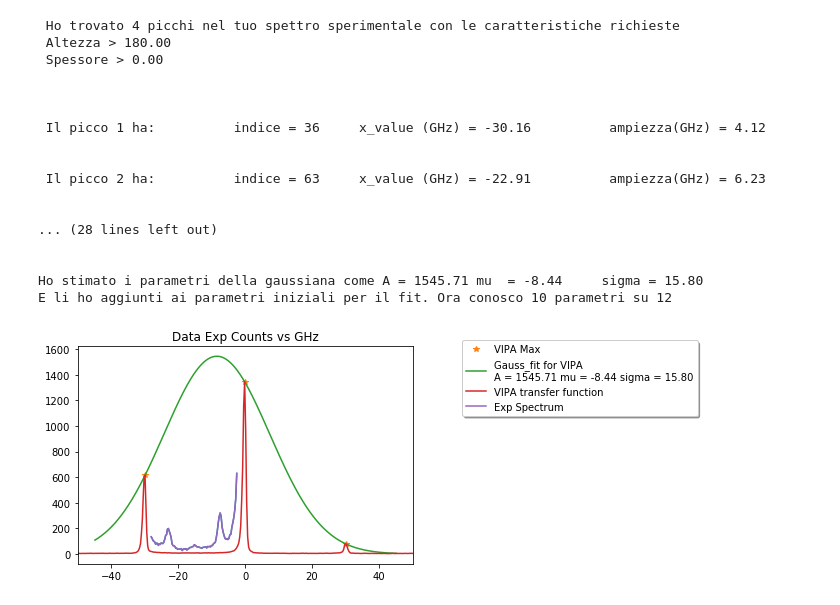
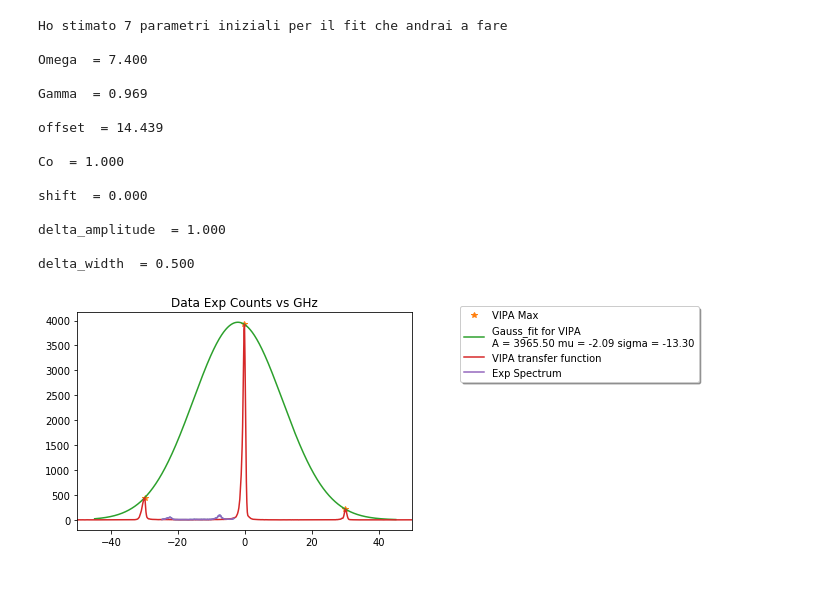
Before and after one commit to flautodipan/Python_Libraries, a Jupyter notebook: Experimentum_III.ipynb, the cells around one changed output. Drawn from its saved outputs; the diff is of its cells as text; code cells hidden in the pictures.

```diff
--- a/Experimentum_III.ipynb
+++ b/Experimentum_III.ipynb
@@ -16,12 +15,12 @@ import  time
 # %%
 #1 ) Acquisizione Spettro e VIPA
 
-y   =   loadmat('../2611_trento_K27M/y_new.mat')
-y   =   y['y'][0][0]
+y   =   loadmat('../Claudia/DaticellBoniPuntiDoppi/20191218_K27M')
+y   =   y['y'][31][81]
 
 y   =   y[:,0]
 
-Data     =   Exp.Spectrum('Dati Nuovi')
-Data.Get_Spectrum(how_to_get = 'by_passing', y = y, offset = 183., fig = 'Spectrum_Pix', save_path = '../figure/')
-Data.Get_VIPA_tif(tif_filename = 'img_000000000_Default_000.tif', path ='../2611_trento_K27M/elastici_verdi/Pos0/', fig = 'VIPA_Pix', save_path = '../figure/')
+Data     =   Exp.Spectrum('18_12')
+Data.Get_Spectrum(y = y, offset = 183., cut = True, cut_range = (100, 680), fig = 'Spectrum_Pix', save_path = '')
+Data.Get_VIPA_tif(tif_filename = 'img_000000000_Default_000.tif', path ='../Claudia/DaticellBoniPuntiDoppi/picchi_elastici_con_filtro_100msexp/Pos0/', fig = 'VIPA_Pix', save_path = '')
 # %% [output]
@@ -68,35 +97,31 @@ Data.Spectrum_Pix2GHz(fig=True)
 # %%
 #4)Eseguo taglio dello Spettro sui picchi Brillouin
 # e stimo gaussiana inviluppo dai dati VIPA
 
-syg_kwargs = {'height' : 180, 'width' : 0.001}
-Data.Cut_n_Estimate_Spectrum(cut = True, distanza = 0.5, verbose = True,  **syg_kwargs)
-
+Data.Cut_n_Estimate_Spectrum(cut = True, distanza = 0.5, verbose = True)
 plt.figure()
 plot(Data.x_freq, Data.y)
 plt.title('Data Exp Counts vs GHz')
 
 
-Data.Fit_VIPA_Gaussian(fig = True, height = 50, width = 0.0001)
+Data.Fit_VIPA_Gaussian(fig = True)
 # %% [output]
- Ho trovato 4 picchi nel tuo spettro sperimentale con le caratteristiche richieste
- Altezza > 180.00
- Spessore > 0.00
+Ho stimato 7 parametri iniziali per il fit che andrai a fare
 
+Omega  = 7.400
 
+Gamma  = 0.969
 
- Il picco 1 ha:          indice = 36     x_value (GHz) = -30.16          ampiezza(GHz) = 4.12
+offset  = 14.439
 
+Co  = 1.000
 
- Il picco 2 ha:          indice = 63     x_value (GHz) = -22.91          ampiezza(GHz) = 6.23
+shift  = 0.000
 
+delta_amplitude  = 1.000
 
-... (28 lines left out)
-
-
-Ho stimato i parametri della gaussiana come A = 1545.71 mu  = -8.44     sigma = 15.80
-E li ho aggiunti ai parametri iniziali per il fit. Ora conosco 10 parametri su 12
+delta_width  = 0.500
-[figure, old version]
+[figure, new version]
 # %%
 #5) Stimo parametri iniziali con un fit ridotto
 #5A) piccola prova iniziale
```
Also changed, not shown: parts of 10 cells of this notebook, 3 other files.
